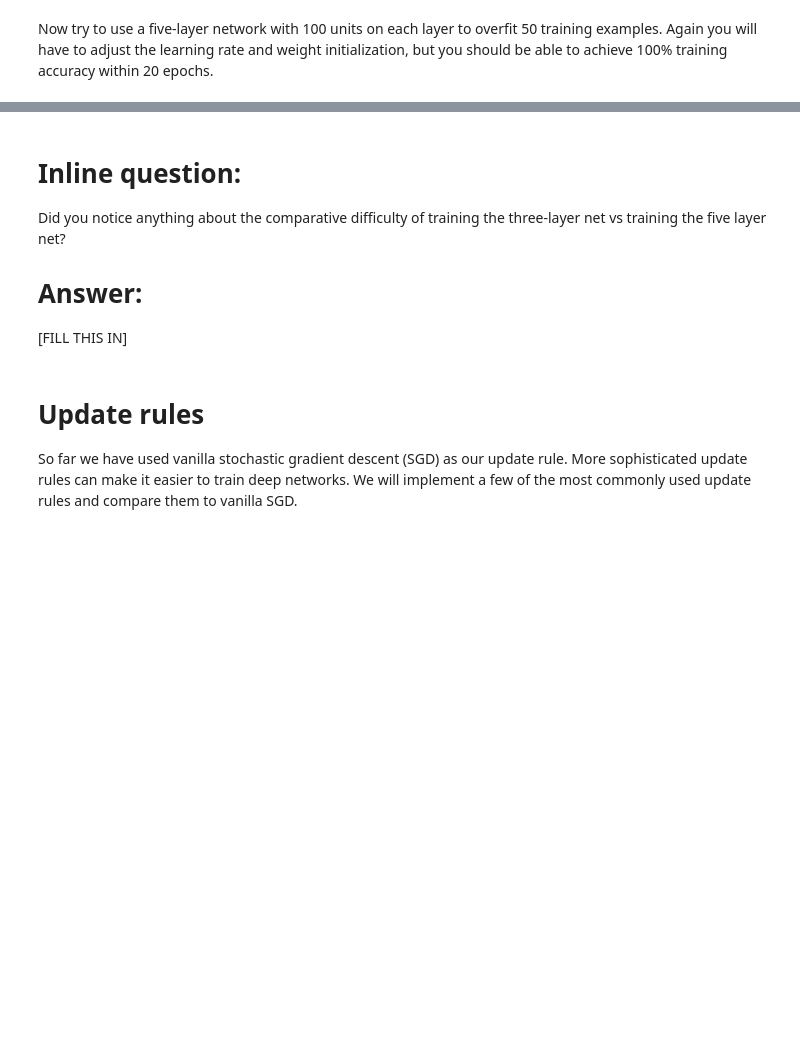
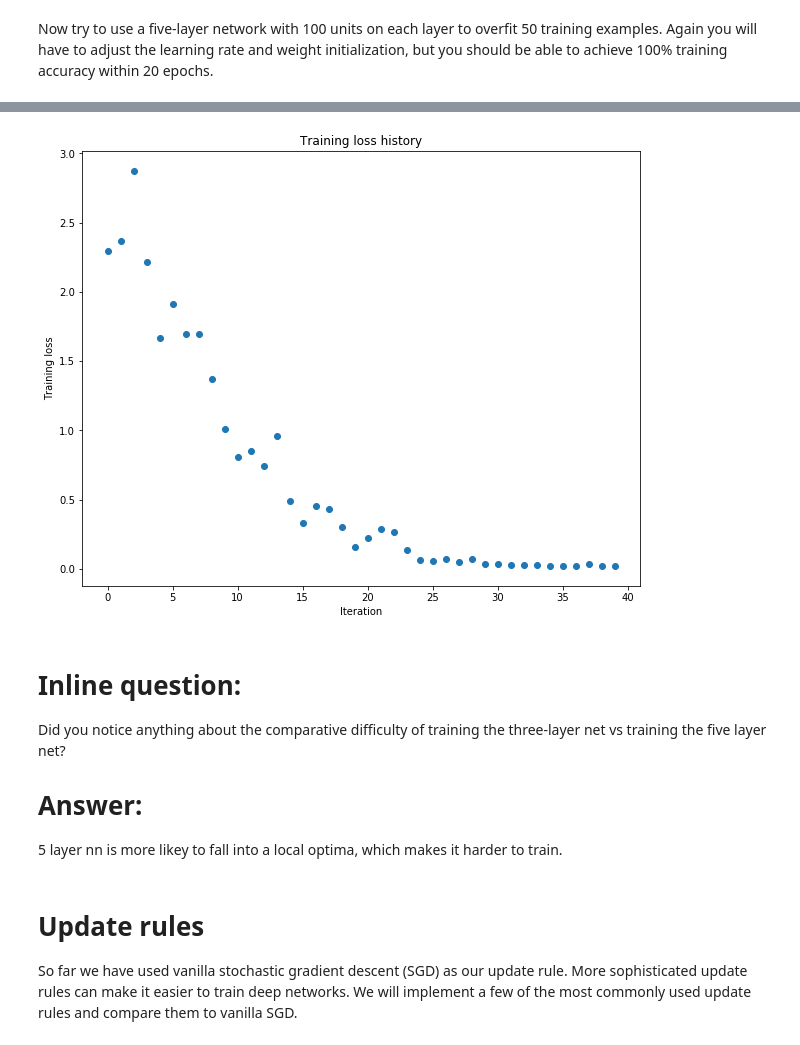
Before and after one commit to xxiao1992/cs231n, a Jupyter notebook: assignment2/FullyConnectedNets.ipynb, the cells around one changed output, grey strips where cells are left out. Cells and saved outputs as stored; diff of their text form; code cells hidden in the pictures; blank space fills up the shorter version.

```diff
--- a/assignment2/FullyConnectedNets.ipynb
+++ b/assignment2/FullyConnectedNets.ipynb
@@ -373,8 +471,8 @@ small_data = {
   'y_val': data['y_val'],
 }
 
-learning_rate = 1e-3
-weight_scale = 1e-5
+learning_rate = 2e-2
+weight_scale = 4e-2
 model = FullyConnectedNet([100, 100, 100, 100],
                 weight_scale=weight_scale, dtype=np.float64)
 solver = Solver(model, small_data,
@@ -391,3 +489,4 @@ plt.title('Training loss history')
 plt.xlabel('Iteration')
 plt.ylabel('Training loss')
 plt.show()
+# %% [output]
@@ -394,9 +510,10 @@ plt.show()
+[figure, added]
 # %% [markdown]
 # Inline question:
 Did you notice anything about the comparative difficulty of training the three-layer net vs training the five layer net?
 
 # Answer:
-[FILL THIS IN]
+5 layer nn is more likey to fall into a local optima, which makes it harder to train.
 # %% [markdown]
 # Update rules
 So far we have used vanilla stochastic gradient descent (SGD) as our update rule. More sophisticated update rules can make it easier to train deep networks. We will implement a few of the most commonly used update rules and compare them to vanilla SGD.
```
Also changed, not shown: parts of 18 cells of this notebook, 3 other files.
